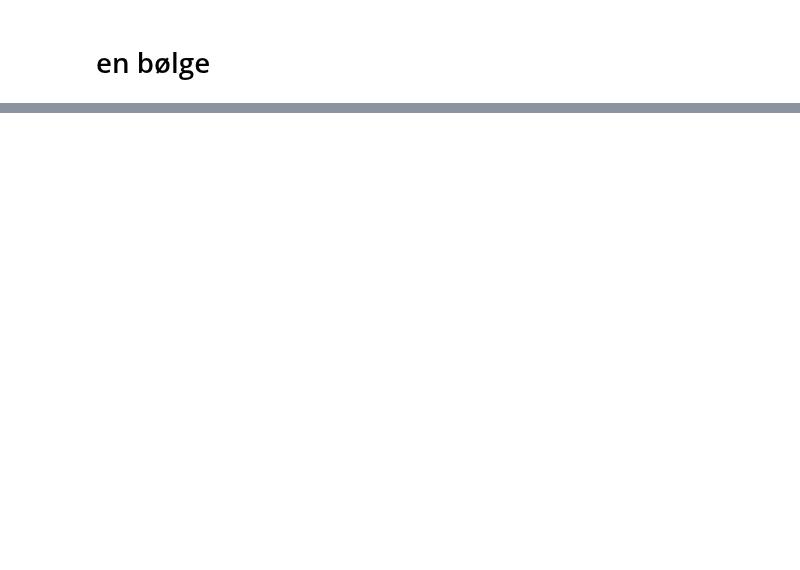
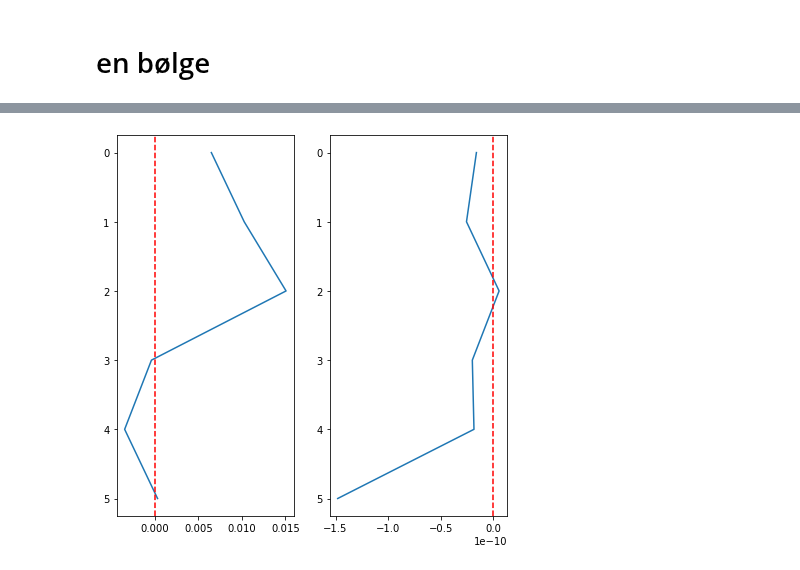
Before and after one commit to kaje2301/Master_2022, a Jupyter notebook: test_PCz-Copy1.ipynb, the cells around one changed output, grey strips where cells are left out. Cells and saved outputs as stored; diff of their text form; code cells hidden in the pictures; blank space fills up the shorter version.

```diff
--- a/test_PCz-Copy1.ipynb
+++ b/test_PCz-Copy1.ipynb
@@ -217,0 +295,5 @@ ax3.invert_yaxis()
+# %%
+cov = [[U1,U21,U31,U41,U51,U61],[U21,U2,U23,U24,U25,U26],[U31,U23,U3,U34,U35,U36],[U41,U24,U34,U4,U45,U46],[U51,U25,U35,U45,U5,U56],[U61,U26,U36,U46,U56,U6]]
+# %%
+cov = np.array(cov)
+cov.shape
@@ -217,0 +302,4 @@ ax3.invert_yaxis()
+# %%
+values, vectors = np.linalg.eig(cov)
+order = values.argsort()[::-1]
+values_, vectors_ = values[order], vectors[order,:]
@@ -217,0 +334,12 @@ ax3.invert_yaxis()
+# %%
+fig4, (ax1,ax2) = plt.subplots(1,2,figsize = (7,7))
+
+ax1.plot(vectors_[0]*np.sqrt(values_[0]),level)
+ax1.axvline(0, color='r', linestyle = '--')
+ax1.invert_yaxis()
+
+ax2.plot(vectors_[1]*np.sqrt(values_[1]),level)
+ax2.axvline(0, color='r', linestyle = '--')
+ax2.invert_yaxis()
+# %% [output]
+[figure, added]
```
Also changed, not shown: parts of 20 cells of this notebook, 1 other file.
